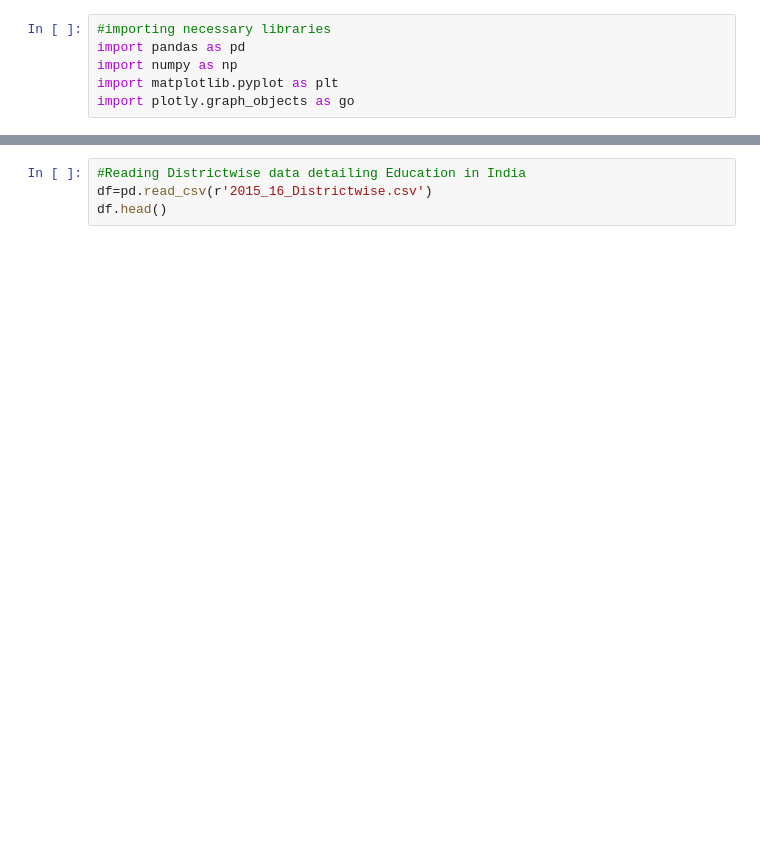
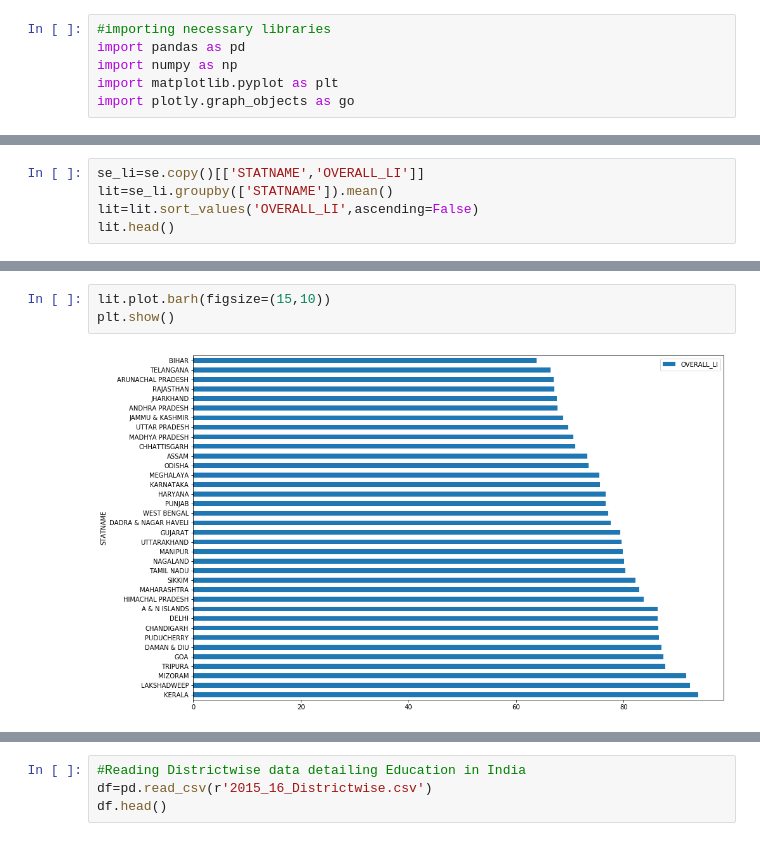
Before and after one commit to rishabh-runwal/education-india, a Jupyter notebook: Education-India.ipynb, the cells around one changed output, grey strips where cells are left out. Cells and saved outputs as stored; diff of their text form; blank space fills up the shorter version.

```diff
--- a/Education-India.ipynb
+++ b/Education-India.ipynb
@@ -6,0 +35,5 @@ import plotly.graph_objects as go
+# %%
+se_li=se.copy()[['STATNAME','OVERALL_LI']]
+lit=se_li.groupby(['STATNAME']).mean()
+lit=lit.sort_values('OVERALL_LI',ascending=False)
+lit.head()
@@ -6,0 +48,5 @@ import plotly.graph_objects as go
+# %%
+lit.plot.barh(figsize=(15,10))
+plt.show()
+# %% [output]
+[figure, added]
```
Also changed, not shown: parts of 11 cells of this notebook.
